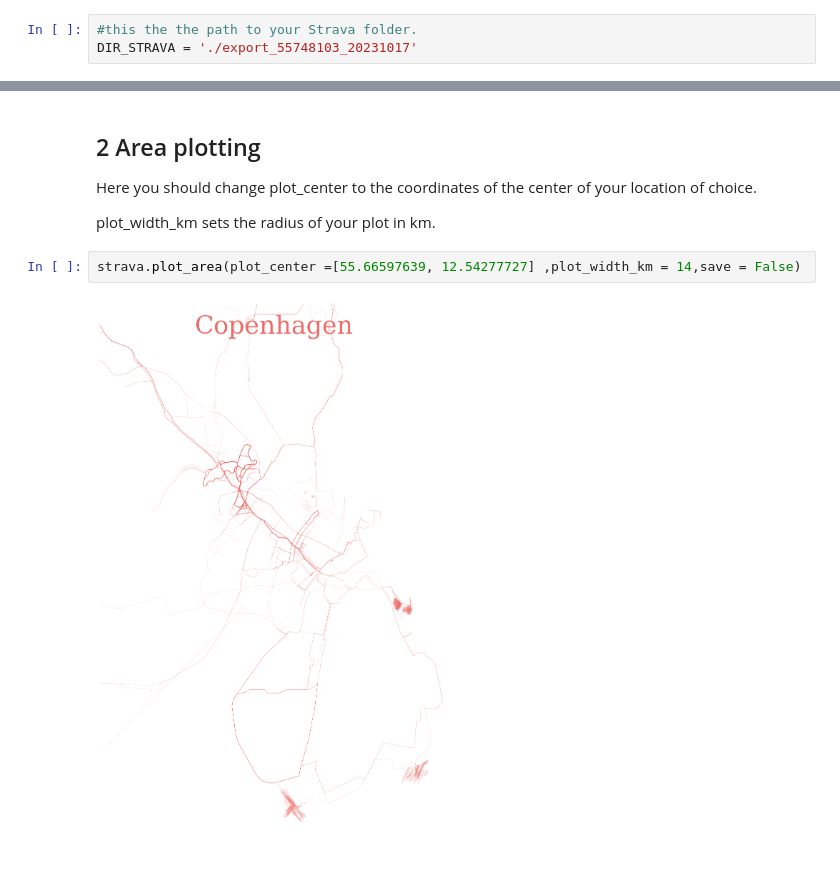
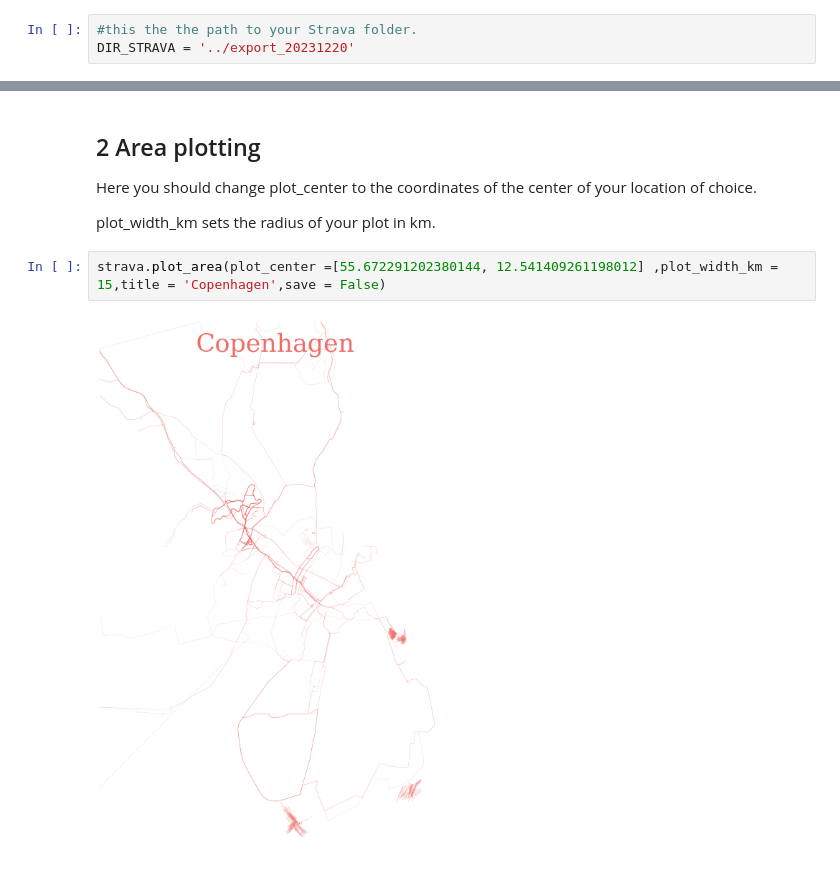
Before and after one commit to JohanKnarreborg/Strava_plotting, a Jupyter notebook: strava_plotting.ipynb, the cells around one changed output, grey strips where cells are left out. Cells and saved outputs as stored; diff of their text form.

Commit message:
Added custom title

```diff
--- a/strava_plotting.ipynb
+++ b/strava_plotting.ipynb
@@ -32,7 +32,7 @@ from strava_plot import Strava_plotting
 #!pip install fit2gpx
 # %%
 #this the the path to your Strava folder.
-DIR_STRAVA = './export_55748103_20231017'
+DIR_STRAVA = '../export_20231220'
 # %%
 #create an instance of the Strava_plotting class
 strava = Strava_plotting(DIR_STRAVA)
@@ -56,6 +56,6 @@ Here you should change plot_center to the coordinates of the center of your loca
 
 plot_width_km sets the radius of your plot in km.
 # %%
-strava.plot_area(plot_center =[55.66597639, 12.54277727] ,plot_width_km = 14,save = False)
+strava.plot_area(plot_center =[55.672291202380144, 12.541409261198012] ,plot_width_km = 15,title = 'Copenhagen',save = False)
 # %% [output]
-[figure, old version]
+[figure, new version]
```
Also changed, not shown: parts of 1 cell of this notebook, 1 other file.
